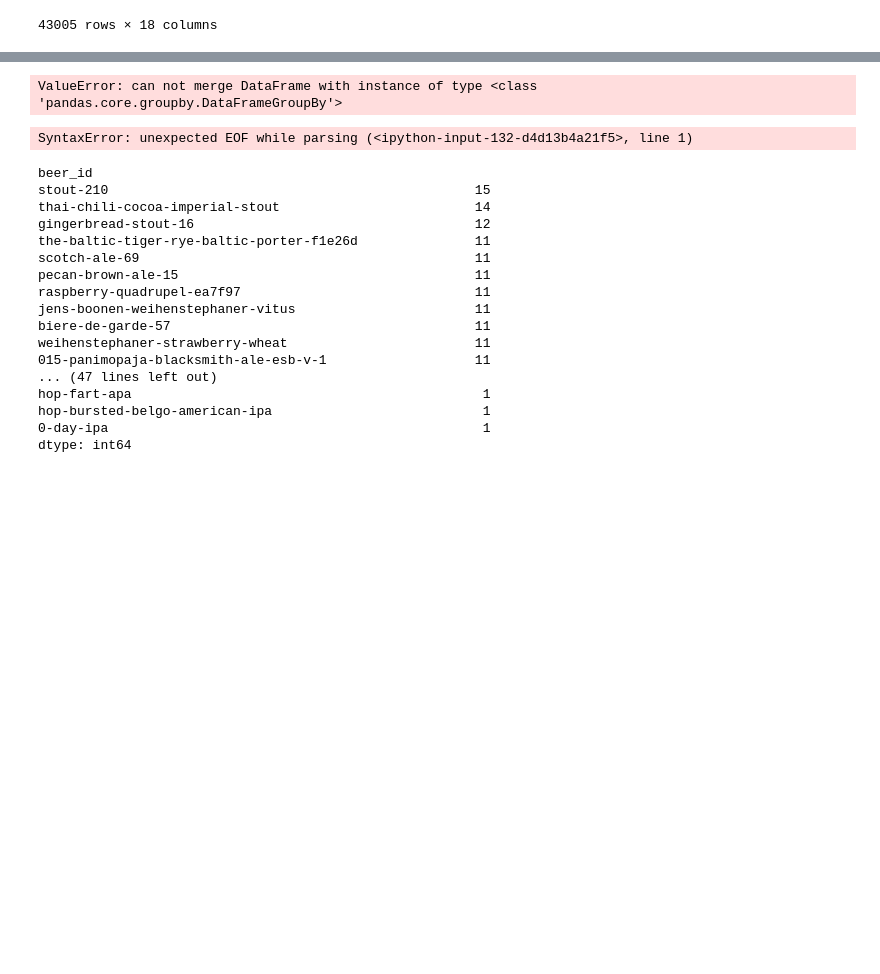
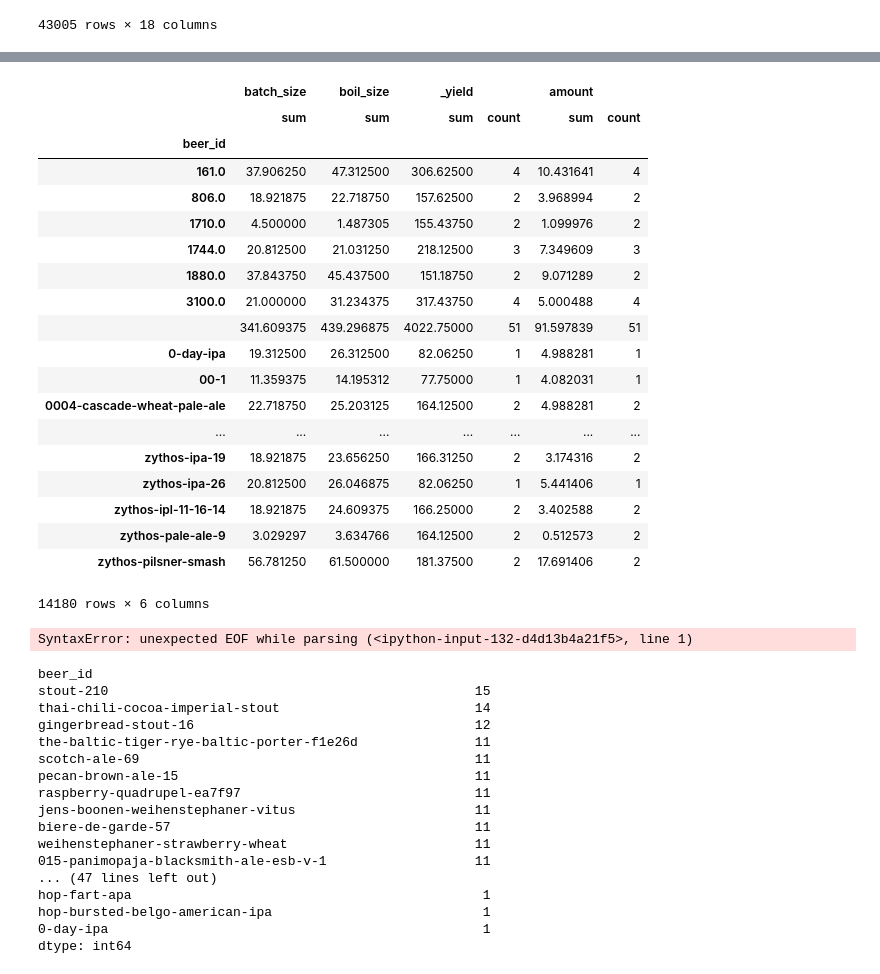
Before and after one commit to UlysseH/databeer, a Jupyter notebook: brewtoad/csv/brewtoad_first_stats.ipynb, the cells around one changed output, grey strips where cells are left out. Cells and saved outputs as stored; diff of their text form; code cells hidden in the pictures; blank space fills up the shorter version.

```diff
--- a/brewtoad/csv/brewtoad_first_stats.ipynb
+++ b/brewtoad/csv/brewtoad_first_stats.ipynb
@@ -69,8 +90,8 @@ fermentables
 | 43004 | sweet-summer-stout | Sweet Summer Stout | Oats, Flaked | United States | Adjunct | 79.87500 | 0.340088 | 1.037109 | 1.0 |  | ... |
 43005 rows × 18 columns
 # %%
-recipe_grouped = recipe.groupby('beer_id')
+recipe_grouped = recipe.groupby('beer_id').agg(['sum'])[['batch_size', 'boil_size']]
 style_grouped = style.groupby('beer_id')
-fermentables_grouped = fermentables.groupby('beer_id')
+fermentables_grouped = fermentables.groupby('beer_id').agg(['sum', 'count'])[['amount']]
 hops_grouped = hops.groupby('beer_id')
 yeasts_grouped = yeasts.groupby('beer_id')
@@ -77,4 +121,2 @@ yeasts_grouped = yeasts.groupby('beer_id')
 # %%
-df = pd.merge(recipe_grouped, fermentables_grouped, on='beer_id')
+df = pd.merge(recipe_grouped, fermentables_grouped, left_index=True, right_index=True)
-# %% [output]
-ValueError: can not merge DataFrame with instance of type <class 'pandas.core.groupby.DataFrameGroupBy'>
@@ -83,3 +123,26 @@ ValueError: can not merge DataFrame with instance of type <class 'pandas.core.gr
+# %%
+df
+# %% [output]
+|  | batch_size | boil_size | _yield |  | amount |  |
+|  | sum | sum | sum | count | sum | count |
+| beer_id |  |  |  |  |  |  |
+| 161.0 | 37.906250 | 47.312500 | 306.62500 | 4 | 10.431641 | 4 |
+| 806.0 | 18.921875 | 22.718750 | 157.62500 | 2 | 3.968994 | 2 |
+| 1710.0 | 4.500000 | 1.487305 | 155.43750 | 2 | 1.099976 | 2 |
+| 1744.0 | 20.812500 | 21.031250 | 218.12500 | 3 | 7.349609 | 3 |
+| 1880.0 | 37.843750 | 45.437500 | 151.18750 | 2 | 9.071289 | 2 |
+| 3100.0 | 21.000000 | 31.234375 | 317.43750 | 4 | 5.000488 | 4 |
+|  | 341.609375 | 439.296875 | 4022.75000 | 51 | 91.597839 | 51 |
+| 0-day-ipa | 19.312500 | 26.312500 | 82.06250 | 1 | 4.988281 | 1 |
+| 00-1 | 11.359375 | 14.195312 | 77.75000 | 1 | 4.082031 | 1 |
+| 0004-cascade-wheat-pale-ale | 22.718750 | 25.203125 | 164.12500 | 2 | 4.988281 | 2 |
+| ... | ... | ... | ... | ... | ... | ... |
+| zythos-ipa-19 | 18.921875 | 23.656250 | 166.31250 | 2 | 3.174316 | 2 |
+| zythos-ipa-26 | 20.812500 | 26.046875 | 82.06250 | 1 | 5.441406 | 1 |
+| zythos-ipl-11-16-14 | 18.921875 | 24.609375 | 166.25000 | 2 | 3.402588 | 2 |
+| zythos-pale-ale-9 | 3.029297 | 3.634766 | 164.12500 | 2 | 0.512573 | 2 |
+| zythos-pilsner-smash | 56.781250 | 61.500000 | 181.37500 | 2 | 17.691406 | 2 |
+14180 rows × 6 columns
 # %%
 # to apply on df grouped by beer_id
 def create_fermentable_per_10l_col(row):
```
Also changed, not shown: parts of 3 cells of this notebook.
